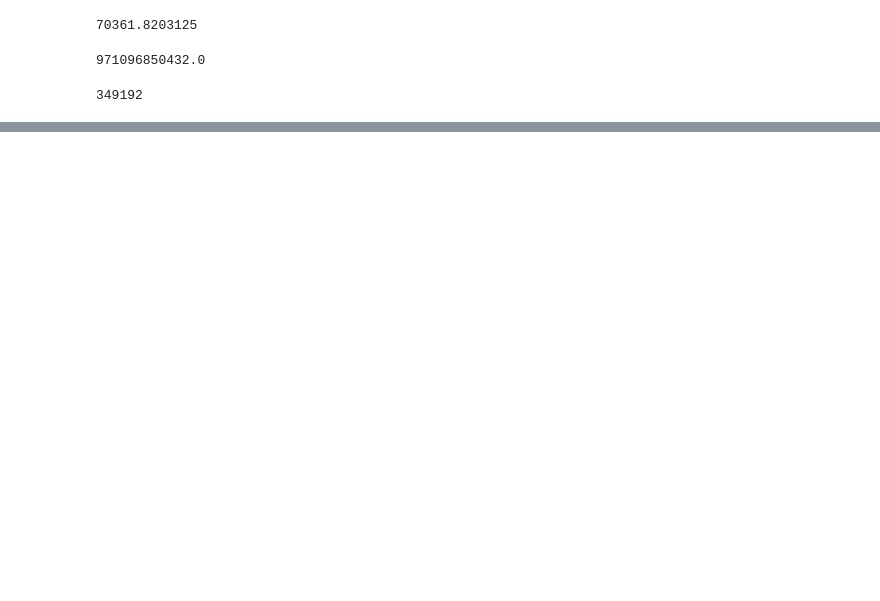
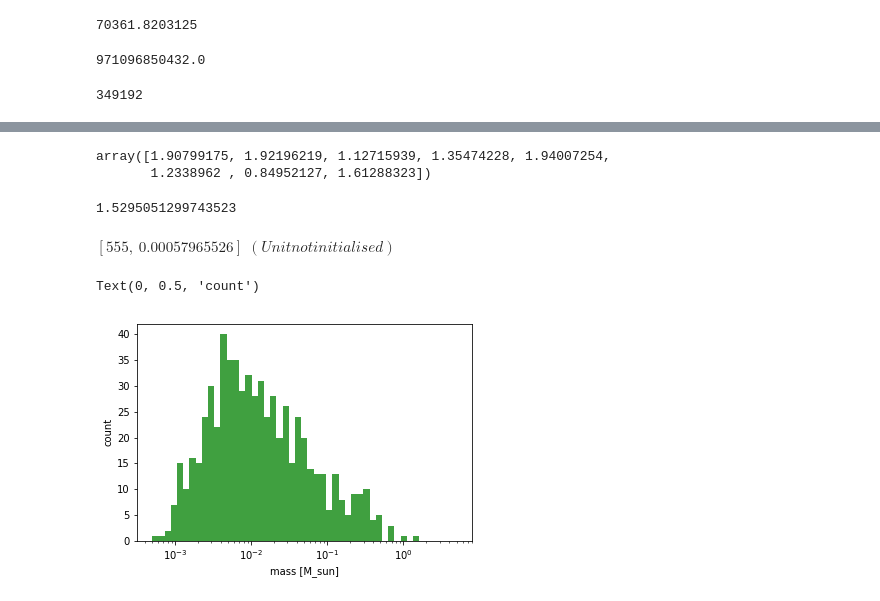
Before and after one commit to nonsk131/darkpy, a Jupyter notebook: stream1.ipynb, the cells around one changed output, grey strips where cells are left out. Drawn from its saved outputs; the diff is of its cells as text; code cells hidden in the pictures; blank space fills up the shorter version.

```diff
--- a/stream1.ipynb
+++ b/stream1.ipynb
@@ -512,0 +548,2 @@ plt.savefig('dist_all_samerange.png', dpi=300)
+# %%
+S = S_1.to(u.dimensionless_unscaled)
@@ -512,0 +554,2 @@ plt.savefig('dist_all_samerange.png', dpi=300)
+# %%
+interaction = np.column_stack((masses[:,0], S))
@@ -512,0 +567,26 @@ plt.savefig('dist_all_samerange.png', dpi=300)
+# %%
+masses[:,3][-8:]
+# %% [output]
+array([1.90799175, 1.92196219, 1.12715939, 1.35474228, 1.94007254,
+       1.2338962 , 0.84952127, 1.61288323])
+# %%
+int510 = interaction[np.where(interaction[:,0] > 510)]
+# %%
+np.max(int510[:,1])
+# %% [output]
+1.5295051299743523
+# %%
+int510 = int510[int510[:,1].argsort()][::-1]
+# %%
+int510[:,1]
+# %% [output]
+$[555,~0.00057965526] \; (Unit not initialised)$
+# %%
+d = np.logspace(np.log10(0.0005), np.log10(5), num=50)
+n, bins, patches = plt.hist(int510[:,1], d , facecolor='g', alpha=0.75, log=False, density=False)
+plt.gca().set_xscale("log")
+plt.xlabel('mass [M_sun]')
+plt.ylabel('count')
+# %% [output]
+Text(0, 0.5, 'count')
+[figure, added]
```
Also changed, not shown: parts of 16 cells of this notebook, 1 other file.
